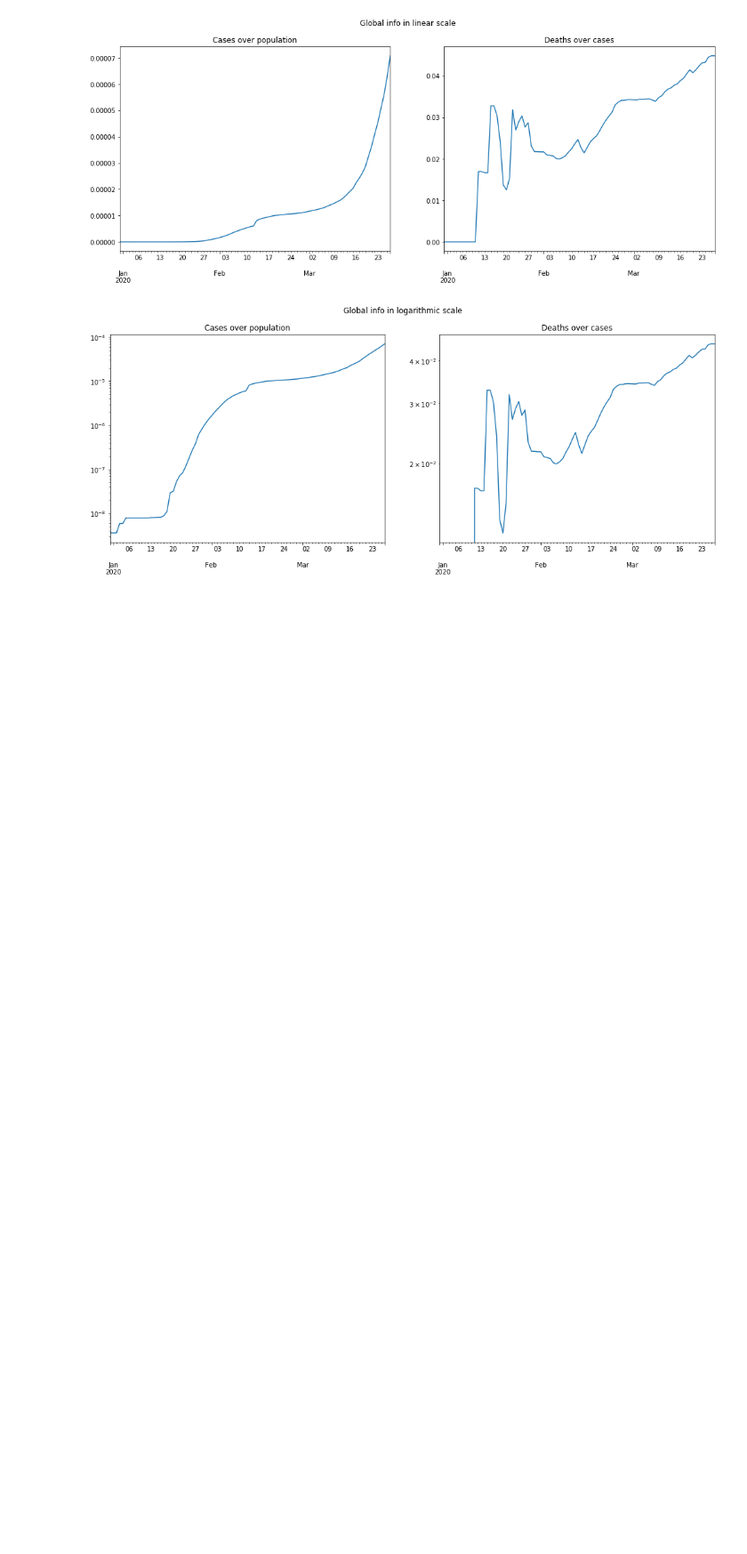
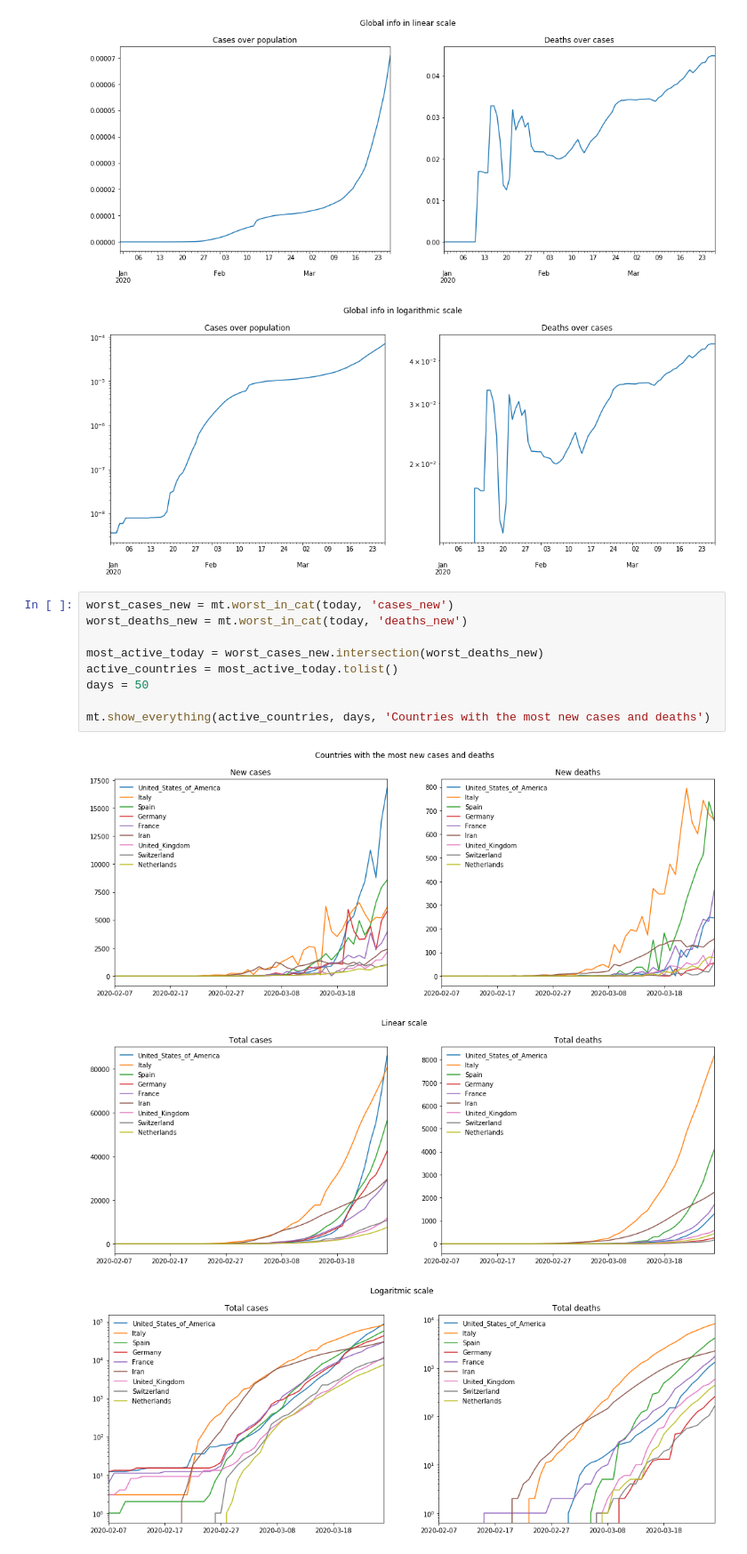
Before and after one commit to simon-verheyen/Portfolio, a Jupyter notebook: COVID-data/Visualization-Attempts.ipynb, the cells around one changed output. Shown at 89% size. Cells and saved outputs as stored; diff of their text form; blank space fills up the shorter version.

```diff
--- a/COVID-data/Visualization-Attempts.ipynb
+++ b/COVID-data/Visualization-Attempts.ipynb
@@ -66,3 +28,16 @@ mt.plot_side_by_side(global_cases_relative, global_deaths_relative, leg=False, s
 # %% [output]
 [figure]
 [figure]
+# %%
+worst_cases_new = mt.worst_in_cat(today, 'cases_new')
+worst_deaths_new = mt.worst_in_cat(today, 'deaths_new')
+
+most_active_today = worst_cases_new.intersection(worst_deaths_new)
+active_countries = most_active_today.tolist()
+days = 50
+
+mt.show_everything(active_countries, days, 'Countries with the most new cases and deaths')
+# %% [output]
+[figure, added]
+[figure, added]
+[figure, added]
```
Also changed, not shown: parts of 4 cells of this notebook, 1 other file.
